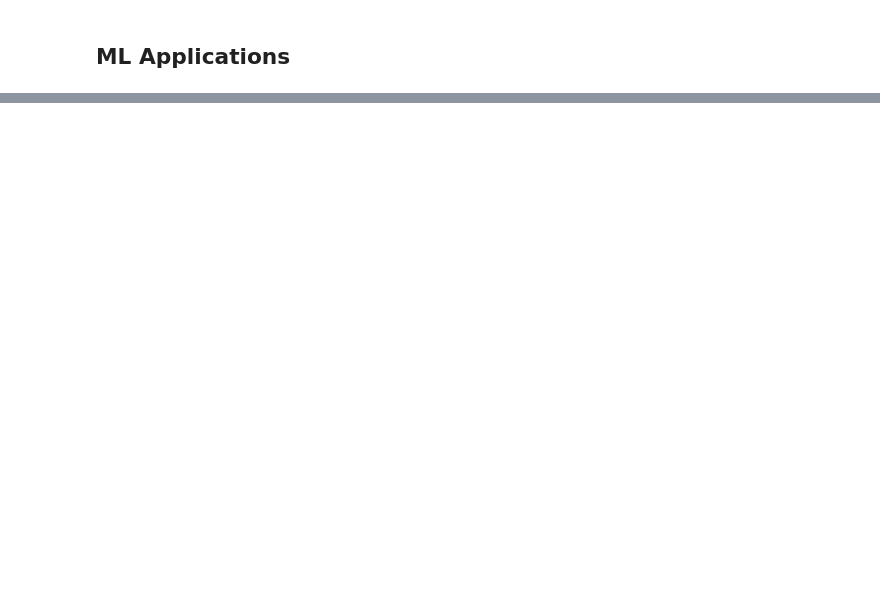
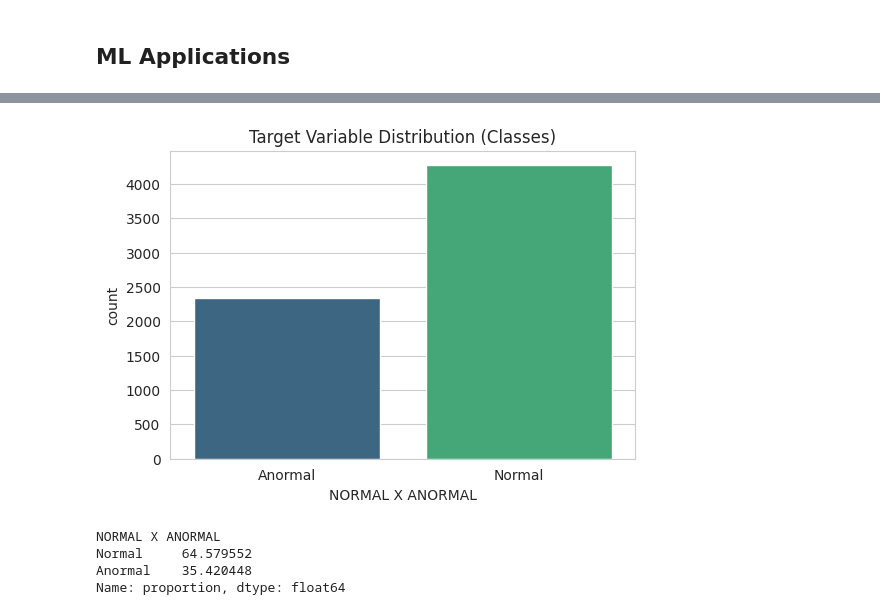
Before and after one commit to BrunoM6/IDS-Y1S1, a Jupyter notebook: project.ipynb, the cells around one changed output, grey strips where cells are left out. Drawn from its saved outputs; the diff is of its cells as text; code cells hidden in the pictures; blank space fills up the shorter version.

```diff
--- a/project.ipynb
+++ b/project.ipynb
@@ -373,0 +413,13 @@ Name: count, dtype: int64
+# %%
+plt.figure(figsize=(6, 4))
+sns.countplot(x='NORMAL X ANORMAL', data=df, palette='viridis')
+plt.title('Target Variable Distribution (Classes)')
+plt.show()
+
+print(df['NORMAL X ANORMAL'].value_counts(normalize=True) * 100)
+# %% [output]
+[figure, added]
+NORMAL X ANORMAL
+Normal     64.579552
+Anormal    35.420448
+Name: proportion, dtype: float64
```
Also changed, not shown: parts of 19 cells of this notebook, 11 other files.
